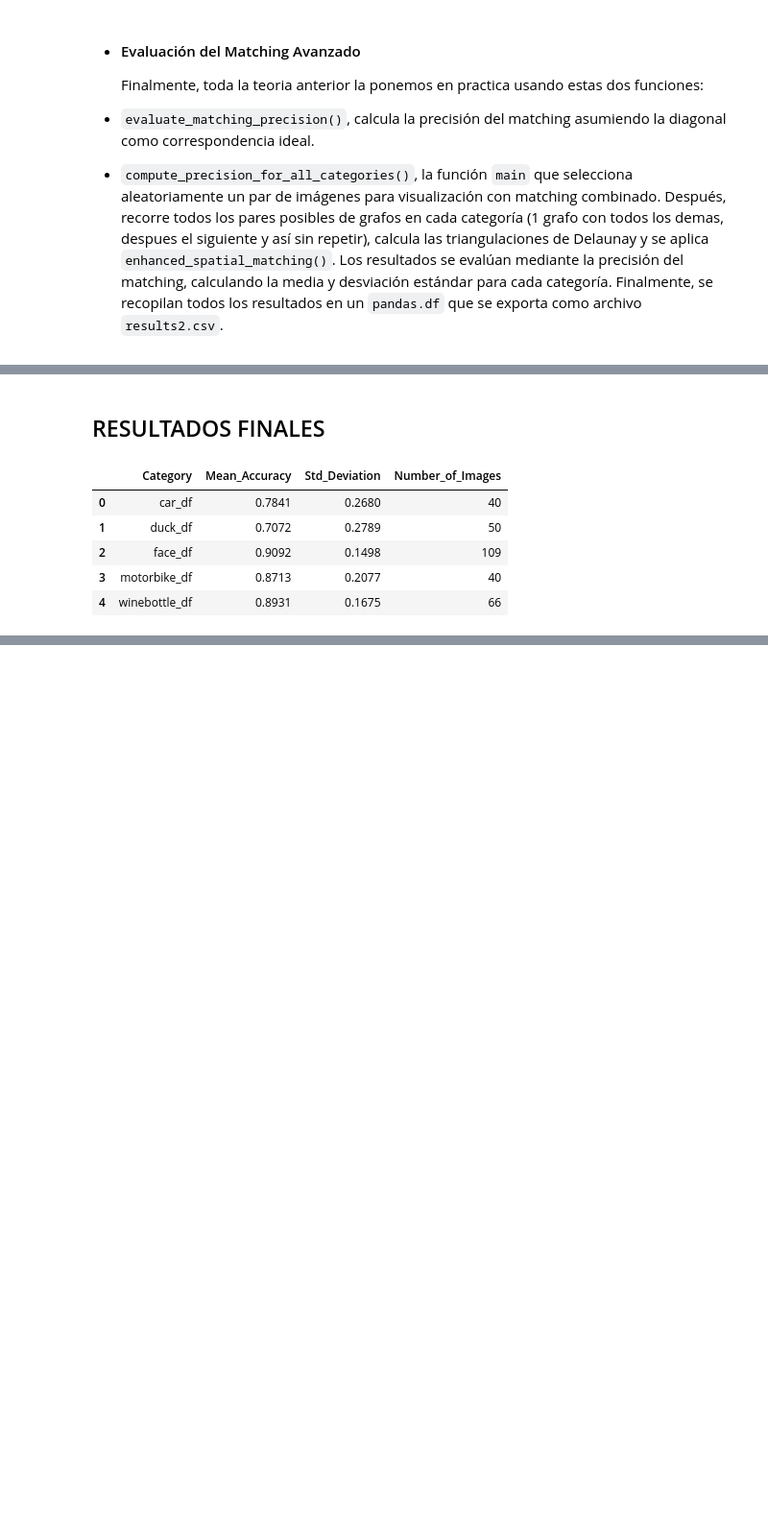
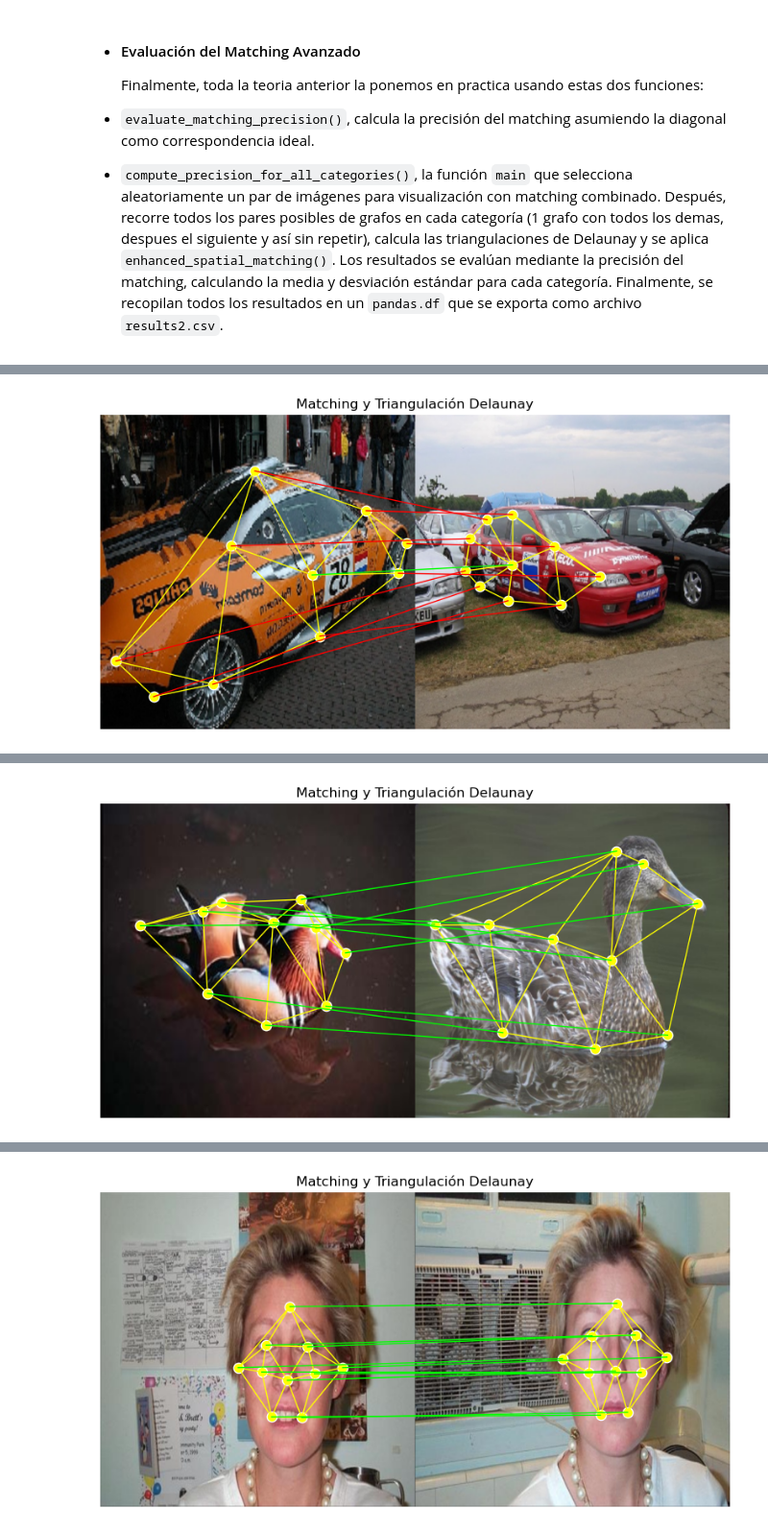
Before and after one commit to JBLOZ/IA, a Jupyter notebook: 2doAnyo/2doCuatri/tecnicas_de_algoritmos_de_busqueda/practicas/src/match_part_2.ipynb, the cells around one changed output, grey strips where cells are left out. Shown at 96% size. Saved outputs shown, nothing was run; the diff lists cells and outputs as text; code cells hidden in the pictures; blank space fills up the shorter version.

```diff
--- a/2doAnyo/2doCuatri/tecnicas_de_algoritmos_de_busqueda/practicas/src/match_part_2.ipynb
+++ b/2doAnyo/2doCuatri/tecnicas_de_algoritmos_de_busqueda/practicas/src/match_part_2.ipynb
@@ -48,9 +49,10 @@ logger.info(f'Logging level: {logging.getLevelName(logger.getEffectiveLevel())}'
 # %% [markdown]
 - #### Carga del Dataset
 # %%
-    # Instanciar el DataLoader y cargar los dataframes
-    dl = DataLoader()
-    dlf = dl.load_data()
+# Instanciar el DataLoader y cargar los dataframes
+dl = DataLoader()
+dlf = dl.load_data()
+resultados = "./results/"
 # %% [markdown]
 - #### Carga de imagenes y plotteo de par de Imagenes
     En `load_and_preprocess_images()` redimensionaremos las imágenes, indicando en que fila del dataset correspondiente buscar, de esta forma encontraremos las imagenes y puntos correspondientes y las devolveremos todo redimensionado
@@ -419,9 +421,6 @@ def compute_cost_components(kpts1, kpts2, adj_matrix1, adj_matrix2):
     hitting_times1 = compute_hitting_time_matrix(G1)  # Matriz de tamaño (n1, n1)
     hitting_times2 = compute_hitting_time_matrix(G2)  # Matriz de tamaño (n2, n2)
 
-    # Paso 4: Construir la matriz de coste combinando las tres medidas
-    cost_matrix = np.zeros((n1, n2))
-
 
     cost_spatial = np.zeros((n1, n2))
     cost_node2vec = np.zeros((n1, n2))
@@ -434,6 +433,7 @@ def compute_cost_components(kpts1, kpts2, adj_matrix1, adj_matrix2):
         for j in range(n2):
             # Calcular el valor medio del hitting time para el nodo j en el segundo grafo
             profile2 = np.mean(hitting_times2[j])
+
             cost_spatial[i, j] = np.linalg.norm(kpts1[:, i] - kpts2[:, j])
             cost_node2vec[i, j] = np.linalg.norm(node2vec_emb1[i] - node2vec_emb2[j])
             cost_hitting[i, j] = abs(profile1 - profile2)
@@ -441,8 +441,7 @@ def compute_cost_components(kpts1, kpts2, adj_matrix1, adj_matrix2):
     return cost_spatial, cost_node2vec, cost_hitting
 
 
-def compute_matching(cost_spatial, cost_node2vec, cost_hitting,
-                     w_spatial=0.4, w_node2vec=0.3, w_hitting=0.3):
+def compute_matching(cost_spatial, cost_node2vec, cost_hitting, w_spatial=0.4, w_node2vec=0.3, w_hitting=0.3):
     """
     Combina las matrices de costo con los pesos indicados y calcula el matching óptimo.
     Retorna:
@@ -460,7 +459,7 @@ def compute_matching(cost_spatial, cost_node2vec, cost_hitting,
     matching = np.zeros_like(cost_matrix, dtype=int)
     matching[row_ind, col_ind] = 1
 
-    return matching, cost_matrix
+    return matching
 # %% [markdown]
 - #### Evaluación del Matching Avanzado
 
@@ -619,11 +501,0 @@ KeyboardInterrupt:
-# %% [markdown]
-## RESULTADOS FINALES
-# %%
-final_results
-# %% [output]
-|  | Category | Mean_Accuracy | Std_Deviation | Number_of_Images |
-| 0 | car_df | 0.7841 | 0.2680 | 40 |
-| 1 | duck_df | 0.7072 | 0.2789 | 50 |
-| 2 | face_df | 0.9092 | 0.1498 | 109 |
-| 3 | motorbike_df | 0.8713 | 0.2077 | 40 |
-| 4 | winebottle_df | 0.8931 | 0.1675 | 66 |
@@ -629,0 +560,3 @@ final_results
+# %%
+visualizacion_final(dlf)
+# %% [output]
@@ -629,0 +564 @@ final_results
+[figure, added]
@@ -629,0 +566 @@ final_results
+[figure, added]
@@ -629,0 +568 @@ final_results
+[figure, added]
```
Also changed, not shown: parts of 16 cells of this notebook, 5 other files.
